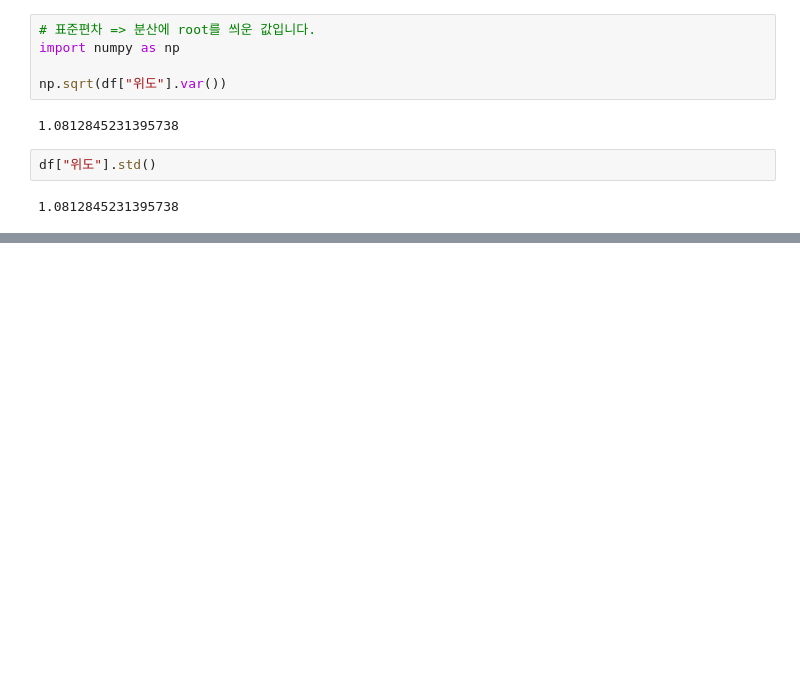
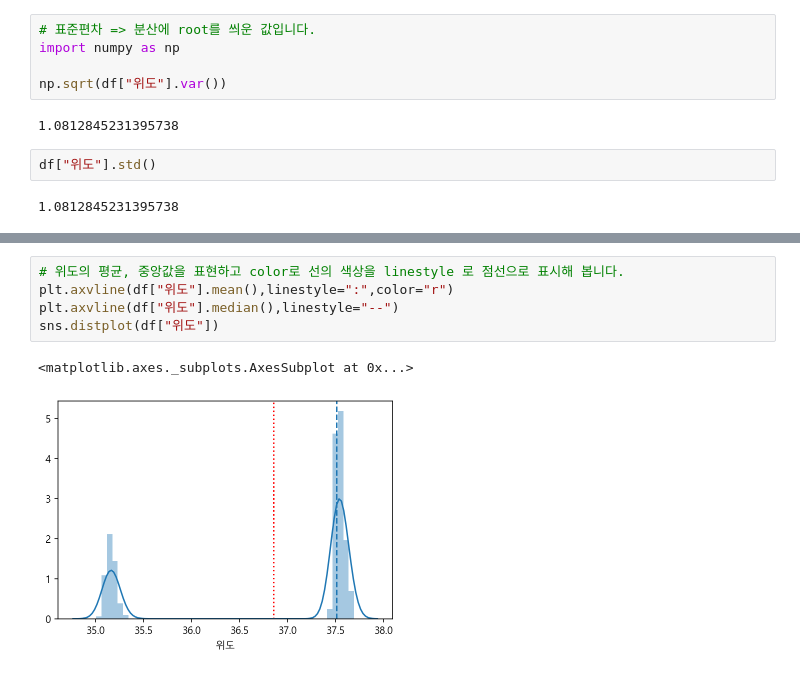
Before and after one commit to cho-jae-seong/Data_Analysis, a Jupyter notebook: Store_Data_Analysis.ipynb, the cells around one changed output, grey strips where cells are left out. Cells and saved outputs as stored; diff of their text form; blank space fills up the shorter version.

```diff
--- a/Store_Data_Analysis.ipynb
+++ b/Store_Data_Analysis.ipynb
@@ -606,0 +623,8 @@ df["위도"].std()
+# %%
+# 위도의 평균, 중앙값을 표현하고 color로 선의 색상을 linestyle 로 점선으로 표시해 봅니다.
+plt.axvline(df["위도"].mean(),linestyle=":",color="r")
+plt.axvline(df["위도"].median(),linestyle="--")
+sns.distplot(df["위도"])
+# %% [output]
+<matplotlib.axes._subplots.AxesSubplot at 0x...>
+[figure, added]
```
Also changed, not shown: parts of 36 cells of this notebook.
